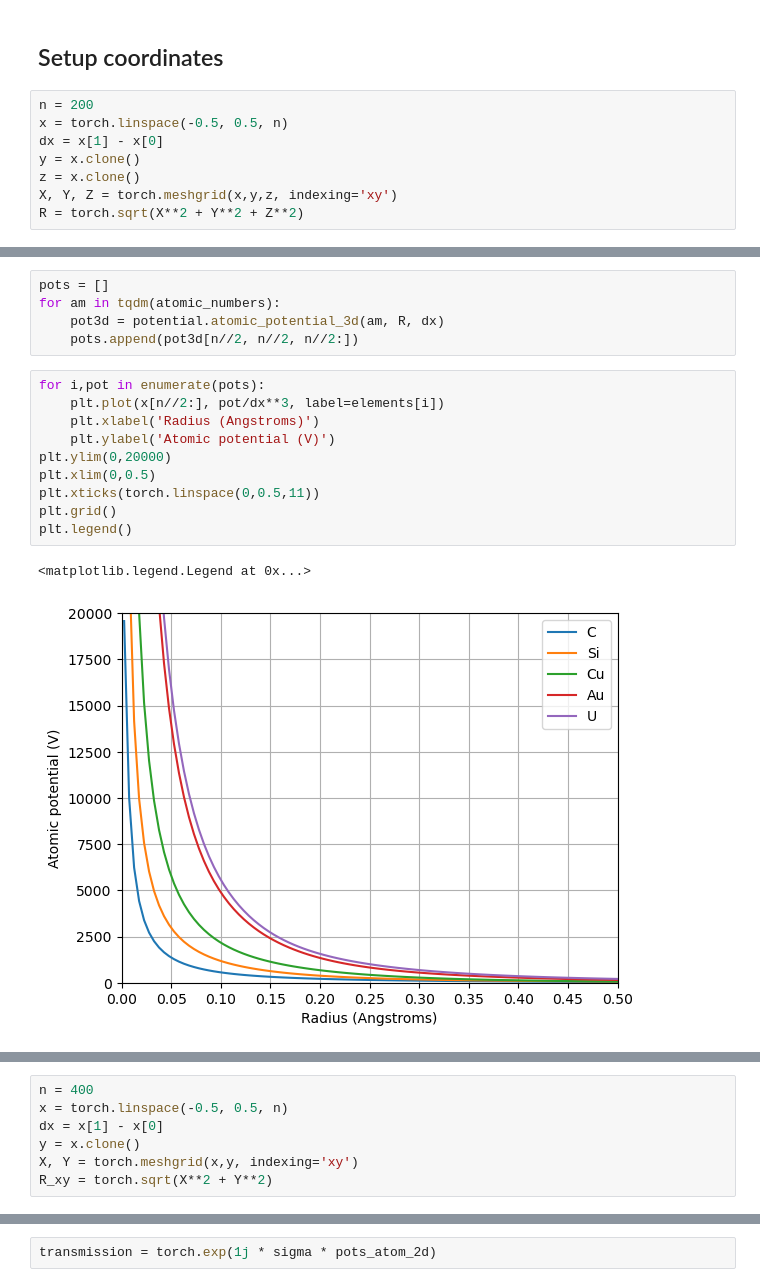
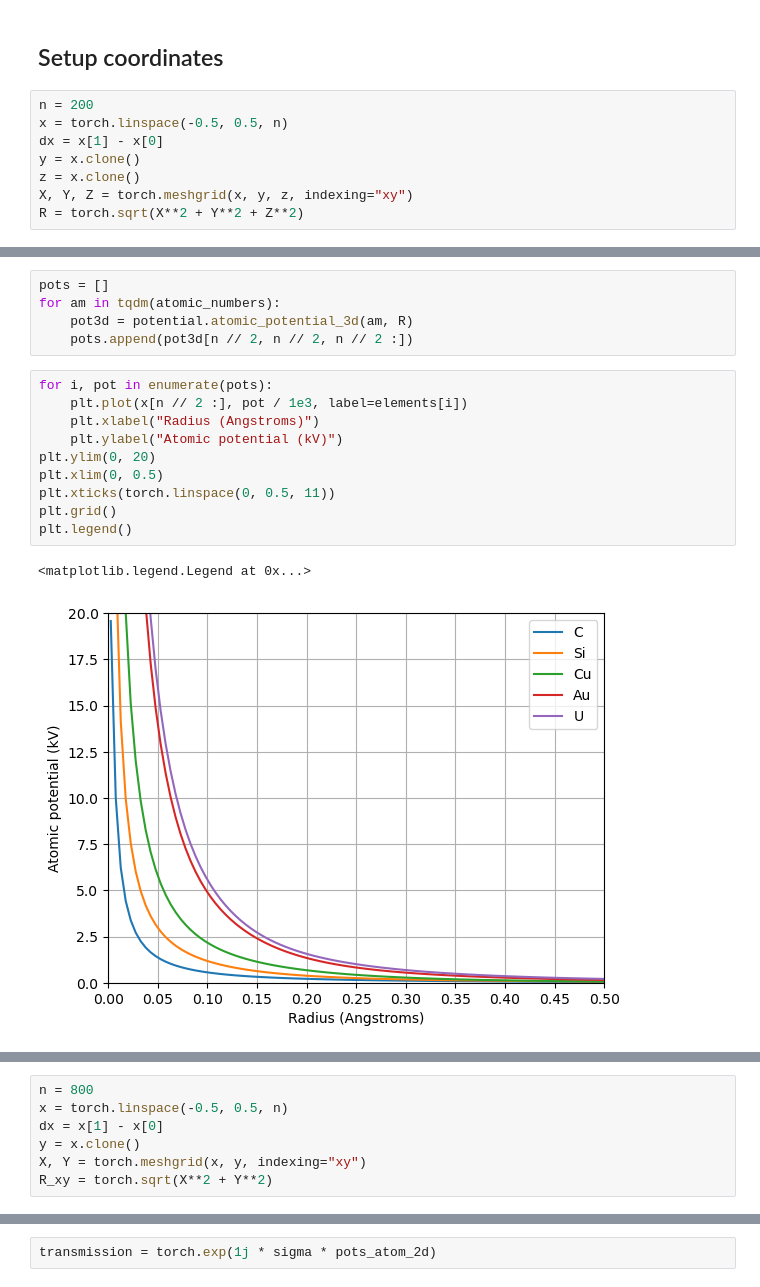
Before and after one commit to joelyeois/specter, a Jupyter notebook: isolated-atoms.ipynb, the cells around one changed output, grey strips where cells are left out. Cells and saved outputs as stored; diff of their text form.

Commit message:
removed dx multiplication from potential formulas

```diff
--- a/isolated-atoms.ipynb
+++ b/isolated-atoms.ipynb
@@ -24,7 +21,7 @@ x = torch.linspace(-0.5, 0.5, n)
 dx = x[1] - x[0]
 y = x.clone()
 z = x.clone()
-X, Y, Z = torch.meshgrid(x,y,z, indexing='xy')
+X, Y, Z = torch.meshgrid(x, y, z, indexing="xy")
 R = torch.sqrt(X**2 + Y**2 + Z**2)
 # %% [markdown]
 ## Compute 3D scattering potential
@@ -34,32 +31,32 @@ Note that potential.atomic_potential_3d inherently multiplies by the voxel size
 # %%
 pots = []
 for am in tqdm(atomic_numbers):
-    pot3d = potential.atomic_potential_3d(am, R, dx)
-    pots.append(pot3d[n//2, n//2, n//2:])
+    pot3d = potential.atomic_potential_3d(am, R)
+    pots.append(pot3d[n // 2, n // 2, n // 2 :])
 # %%
-for i,pot in enumerate(pots):
-    plt.plot(x[n//2:], pot/dx**3, label=elements[i])
-    plt.xlabel('Radius (Angstroms)')
-    plt.ylabel('Atomic potential (V)')
-plt.ylim(0,20000)
-plt.xlim(0,0.5)
-plt.xticks(torch.linspace(0,0.5,11))
+for i, pot in enumerate(pots):
+    plt.plot(x[n // 2 :], pot / 1e3, label=elements[i])
+    plt.xlabel("Radius (Angstroms)")
+    plt.ylabel("Atomic potential (kV)")
+plt.ylim(0, 20)
+plt.xlim(0, 0.5)
+plt.xticks(torch.linspace(0, 0.5, 11))
 plt.grid()
 plt.legend()
 # %% [output]
 <matplotlib.legend.Legend at 0x...>
-[figure, old version]
+[figure, new version]
 # %% [markdown]
 ## Compute 2D scattering potential
 Note that potential.atomic_potential_2d inherently multiplies by the voxel size but Kirkland's Fig 5.5 does not. Hence we divide by the voxel size (dx**3) when plotting to match Kirkland's figure. In computations we have to include the voxel size for proper weighting.
 
 ![title](images/projected-atomic-potential-2d-kirkland.png)
 # %%
-n = 400
+n = 800
 x = torch.linspace(-0.5, 0.5, n)
 dx = x[1] - x[0]
 y = x.clone()
-X, Y = torch.meshgrid(x,y, indexing='xy')
+X, Y = torch.meshgrid(x, y, indexing="xy")
 R_xy = torch.sqrt(X**2 + Y**2)
 # %%
 pots_2d = []
```
Also changed, not shown: parts of 14 cells of this notebook, 3 other files.
